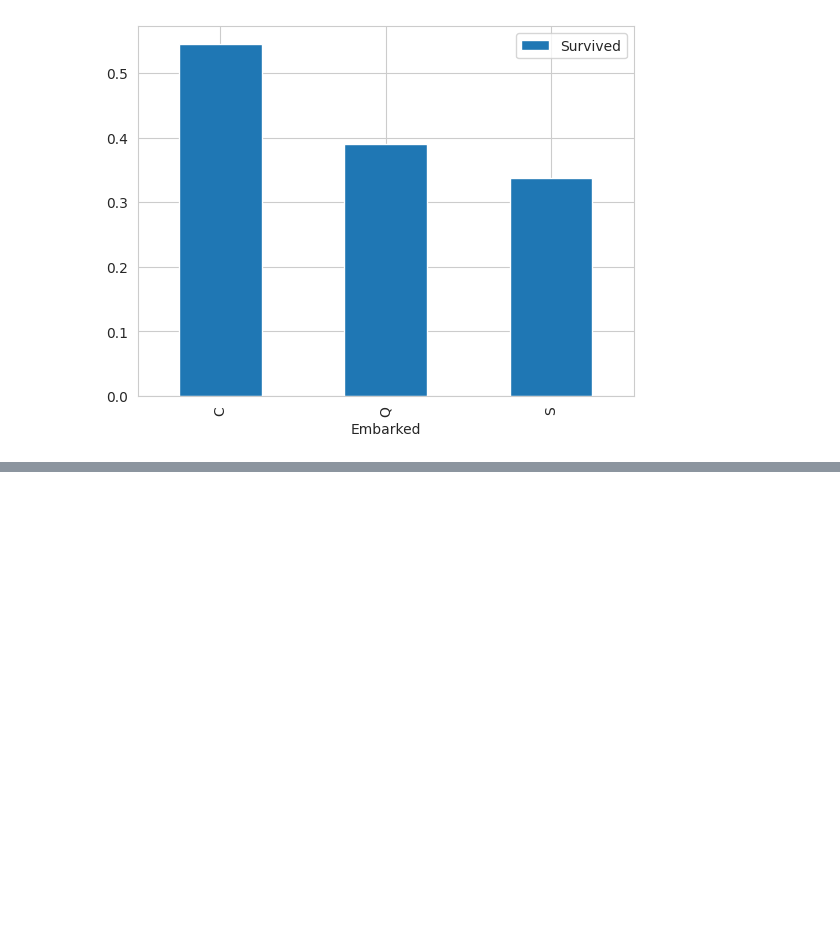
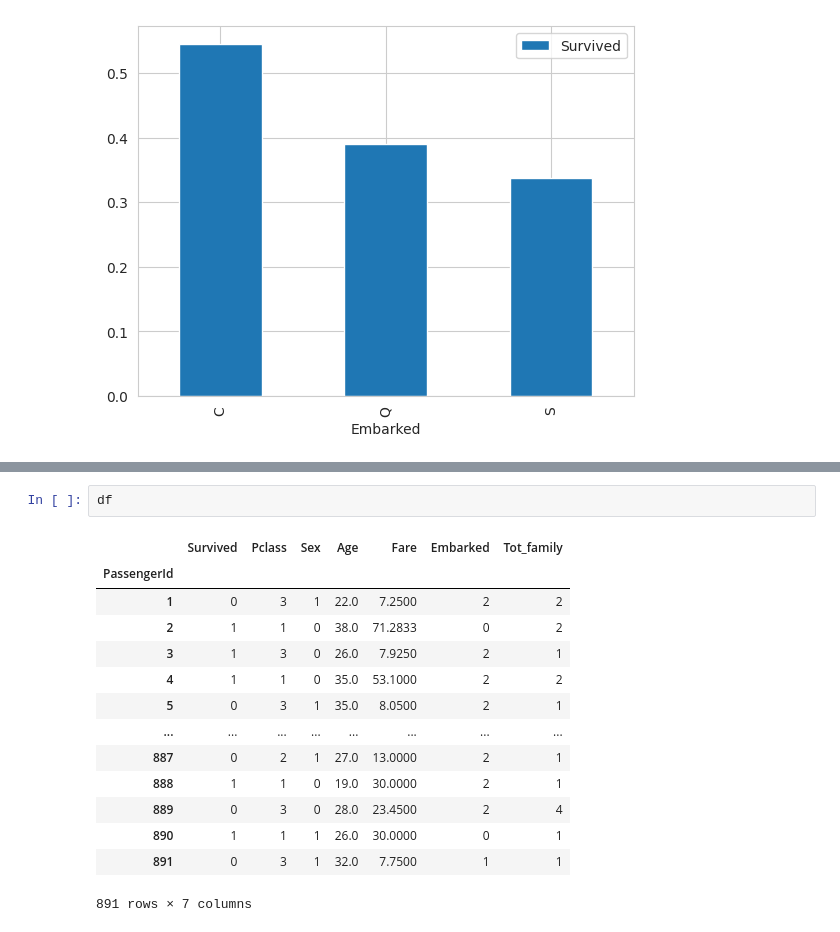
Before and after one commit to ldebele/Titanic-ML-from-Disaster, a Jupyter notebook: EDA.ipynb, the cells around one changed output, grey strips where cells are left out. Cells and saved outputs as stored; diff of their text form; blank space fills up the shorter version.

```diff
--- a/EDA.ipynb
+++ b/EDA.ipynb
@@ -337,0 +302,17 @@ One Hot Encoding
+# %%
+df
+# %% [output]
+|  | Survived | Pclass | Sex | Age | Fare | Embarked | Tot_family |
+| PassengerId |  |  |  |  |  |  |  |
+| 1 | 0 | 3 | 1 | 22.0 | 7.2500 | 2 | 2 |
+| 2 | 1 | 1 | 0 | 38.0 | 71.2833 | 0 | 2 |
+| 3 | 1 | 3 | 0 | 26.0 | 7.9250 | 2 | 1 |
+| 4 | 1 | 1 | 0 | 35.0 | 53.1000 | 2 | 2 |
+| 5 | 0 | 3 | 1 | 35.0 | 8.0500 | 2 | 1 |
+| ... | ... | ... | ... | ... | ... | ... | ... |
+| 887 | 0 | 2 | 1 | 27.0 | 13.0000 | 2 | 1 |
+| 888 | 1 | 1 | 0 | 19.0 | 30.0000 | 2 | 1 |
+| 889 | 0 | 3 | 0 | 28.0 | 23.4500 | 2 | 4 |
+| 890 | 1 | 1 | 1 | 26.0 | 30.0000 | 0 | 1 |
+| 891 | 0 | 3 | 1 | 32.0 | 7.7500 | 1 | 1 |
+891 rows × 7 columns
```
Also changed, not shown: parts of 15 cells of this notebook, 1 other file.
